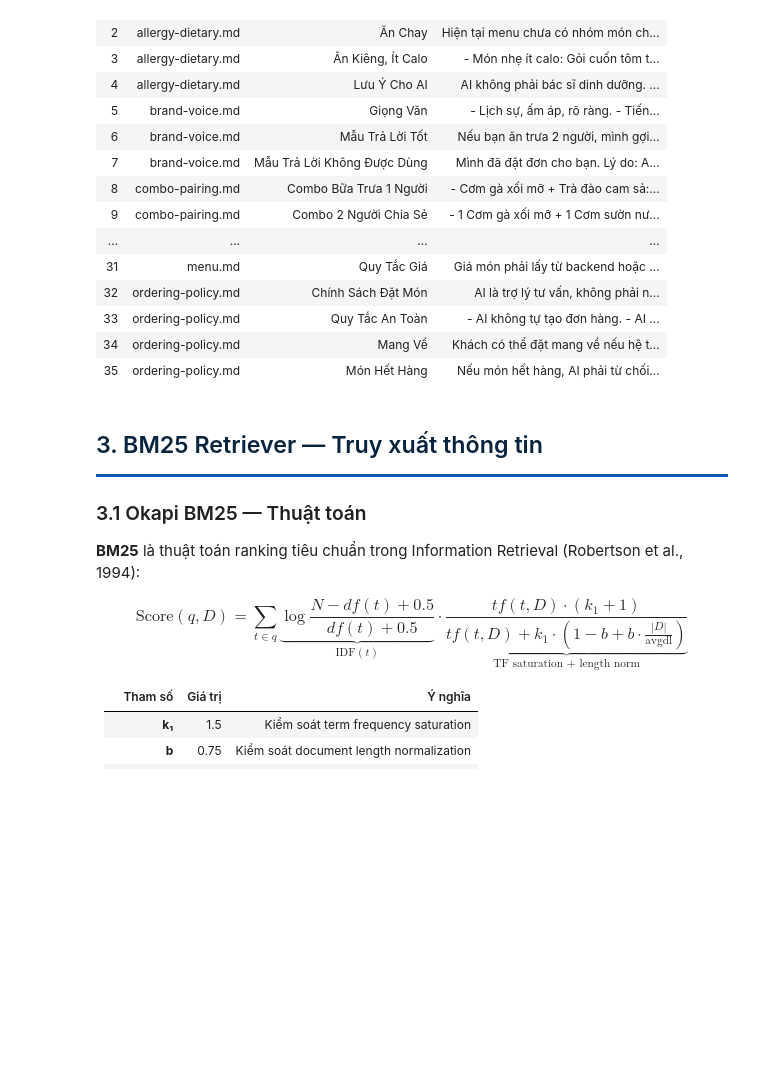
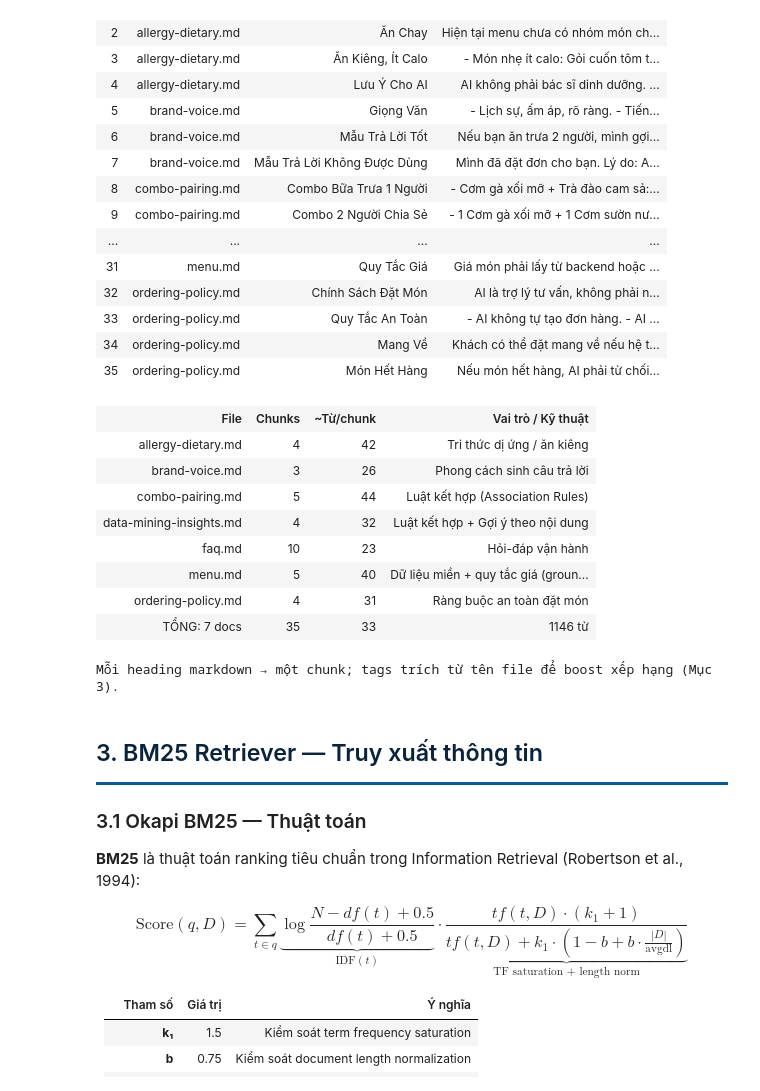
Before and after one commit to Anpham120/restaurant-qr-ai-ordering, a Jupyter notebook: ai/notebooks/ai_rag_presentation.ipynb, the cells around one changed output. Drawn from its saved outputs; the diff is of its cells as text; code cells hidden in the pictures; blank space fills up the shorter version.

```diff
--- a/ai/notebooks/ai_rag_presentation.ipynb
+++ b/ai/notebooks/ai_rag_presentation.ipynb
@@ -444,6 +502,65 @@ display(HTML(f"""
 | 33 | ordering-policy.md | Quy Tắc An Toàn | - AI không tự tạo đơn hàng. - AI ... |
 | 34 | ordering-policy.md | Mang Về | Khách có thể đặt mang về nếu hệ t... |
 | 35 | ordering-policy.md | Món Hết Hàng | Nếu món hết hàng, AI phải từ chối... |
+# %%
+# ══════════════════════════════════════════════════
+# 2.x — Phân tích Corpus (dataset của hệ thống RAG)
+# Số liệu tính trực tiếp từ `chunks` đã load ở 2.1
+# ══════════════════════════════════════════════════
+
+from collections import Counter
+
+# Ánh xạ mỗi file tri thức ↔ kỹ thuật / vai trò (góc nhìn IR & Khai phá dữ liệu)
+ROLE = {
+    "menu.md":                 "Dữ liệu miền + quy tắc giá (grounding)",
+    "faq.md":                  "Hỏi-đáp vận hành",
+    "ordering-policy.md":      "Ràng buộc an toàn đặt món",
+    "allergy-dietary.md":      "Tri thức dị ứng / ăn kiêng",
+    "combo-pairing.md":        "Luật kết hợp (Association Rules)",
+    "data-mining-insights.md": "Luật kết hợp + Gợi ý theo nội dung",
+    "brand-voice.md":          "Phong cách sinh câu trả lời",
+}
+
+per_file = Counter(c.source for c in chunks)
+words = {c.source: 0 for c in chunks}
+for c in chunks:
+    words[c.source] += len(c.content.split())
+
+rows = ""
+for name in sorted(KNOWLEDGE_BASE_RAW):
+    n = per_file.get(name, 0)
+    avg = round(words.get(name, 0) / n) if n else 0
+    rows += (f"<tr><td style='padding:6px 12px;font-family:monospace'>{name}</td>"
+             f"<td style='padding:6px 12px;text-align:center'>{n}</td>"
+             f"<td style='padding:6px 12px;text-align:center'>{avg}</td>"
+             f"<td style='padding:6px 12px;color:#667A91'>{ROLE.get(name,'-')}</td></tr>")
+
+total_words = sum(words.values())
+display(HTML(f"""
+<table style='border-collapse:collapse;width:100%;font-size:13px;border:1px solid #CFEAF5'>
+<tr style='background:#08233E;color:#fff'>
+  <th style='padding:8px 12px;text-align:left'>File</th><th style='padding:8px'>Chunks</th>
+  <th style='padding:8px'>~Từ/chunk</th><th style='padding:8px 12px;text-align:left'>Vai trò / Kỹ thuật</th></tr>
+{rows}
+<tr style='background:#EAF7FC;font-weight:700'>
+  <td style='padding:8px 12px'>TỔNG: {len(KNOWLEDGE_BASE_RAW)} docs</td>
+  <td style='padding:8px;text-align:center'>{len(chunks)}</td>
+  <td style='padding:8px;text-align:center'>{round(total_words/len(chunks))}</td>
+  <td style='padding:8px 12px'>{total_words} từ</td></tr>
+</table>
+<p style='font-size:12px;color:#667A91;margin:8px 0 0'>Mỗi heading markdown → một chunk; tags trích từ tên file để boost xếp hạng (Mục 3).</p>
+"""))
+# %% [output]
+| File | Chunks | ~Từ/chunk | Vai trò / Kỹ thuật |
+| allergy-dietary.md | 4 | 42 | Tri thức dị ứng / ăn kiêng |
+| brand-voice.md | 3 | 26 | Phong cách sinh câu trả lời |
+| combo-pairing.md | 5 | 44 | Luật kết hợp (Association Rules) |
+| data-mining-insights.md | 4 | 32 | Luật kết hợp + Gợi ý theo nội dung |
+| faq.md | 10 | 23 | Hỏi-đáp vận hành |
+| menu.md | 5 | 40 | Dữ liệu miền + quy tắc giá (groun... |
+| ordering-policy.md | 4 | 31 | Ràng buộc an toàn đặt món |
+| TỔNG: 7 docs | 35 | 33 | 1146 từ |
+Mỗi heading markdown → một chunk; tags trích từ tên file để boost xếp hạng (Mục 3).
 # %% [markdown]
 <a id='sec3'></a>
 <div style='border-bottom:3px solid #005BAC;padding-bottom:8px;margin:40px 0 20px'>
```
Also changed, not shown: parts of 5 cells of this notebook.
